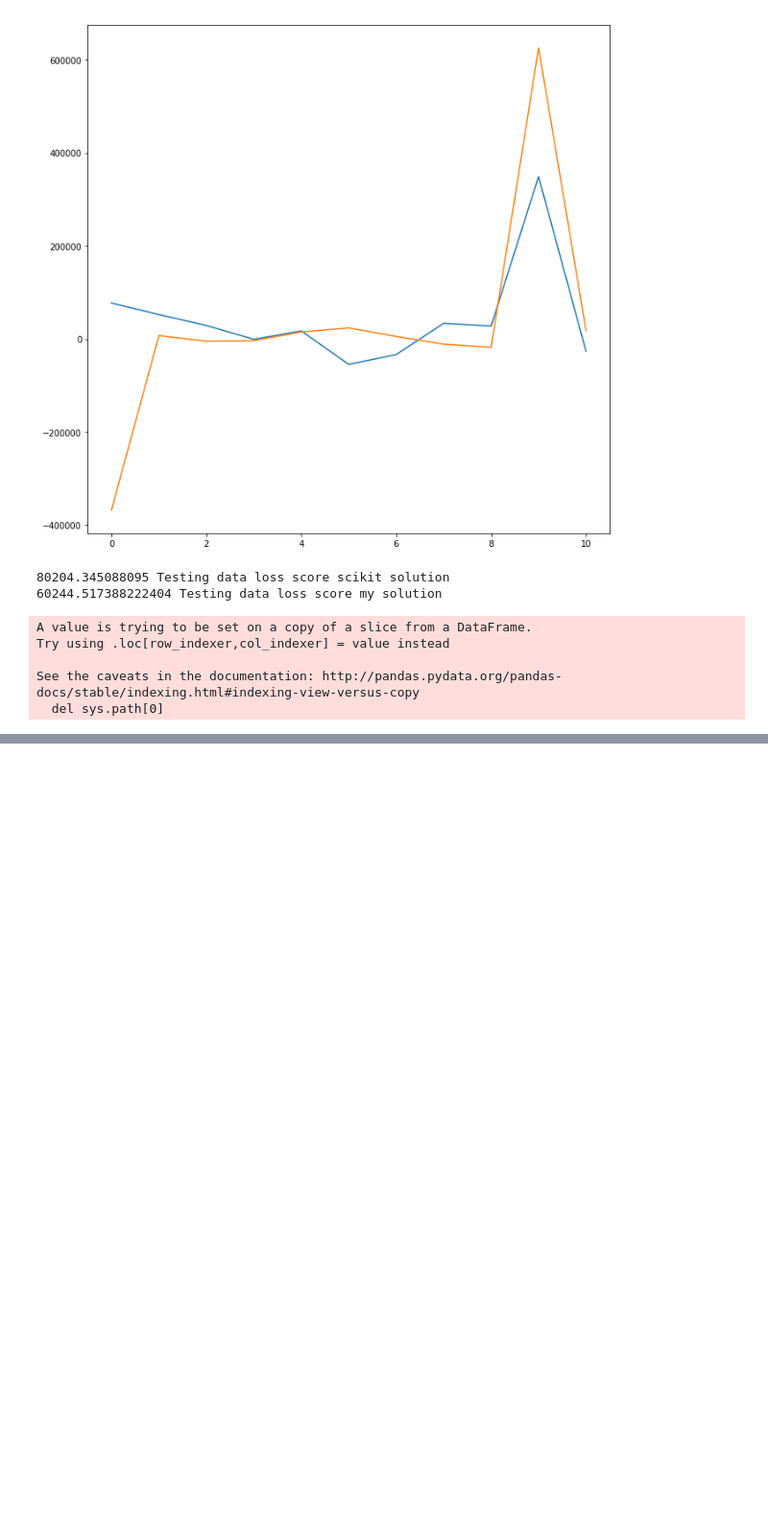
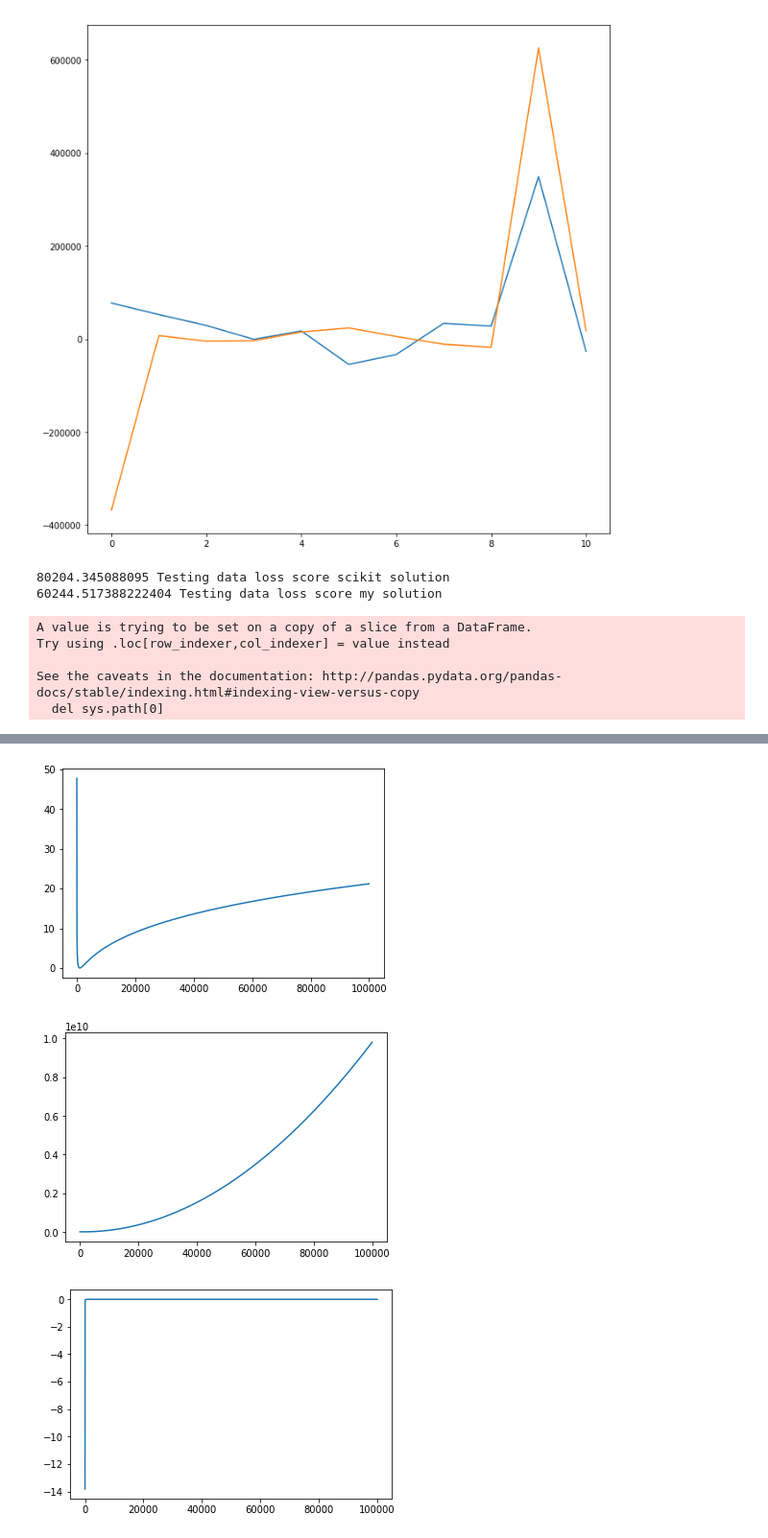
Before and after one commit to kmichael08/machine-learning-course, a Jupyter notebook: multiple_linear_regression/Exercise 2 - Multiple Linear Regression.ipynb, the cells around one changed output, grey strips where cells are left out. Shown at 96% size. Drawn from its saved outputs; the diff is of its cells as text; code cells hidden in the pictures; blank space fills up the shorter version.

```diff
--- a/multiple_linear_regression/Exercise 2 - Multiple Linear Regression.ipynb
+++ b/multiple_linear_regression/Exercise 2 - Multiple Linear Regression.ipynb
@@ -351,0 +356,25 @@ See the caveats in the documentation: http://pandas.pydata.org/pandas-docs/stabl
+# %%
+import matplotlib.pyplot as plt
+import math
+
+def msle(p, y):
+    return (math.log(1 + y) - math.log(1 + p)) ** 2
+
+def l2(p, y):
+    return (p - y) ** 2
+
+y = 1000
+x = range(0, 100000, 10)
+
+plt.plot(x, [msle(x_i, y) for x_i in x])
+plt.show()
+plt.plot(x, [l2(x_i, y) for x_i in x])
+plt.show()
+
+ps = [-2 * (math.log(1 + y) - math.log(1 + x_i)) / (1 + x_i) for x_i in x]
+plt.plot(x, ps)
+plt.show()
+# %% [output]
+[figure, added]
+[figure, added]
+[figure, added]
```
Also changed, not shown: parts of 1 cell of this notebook.
